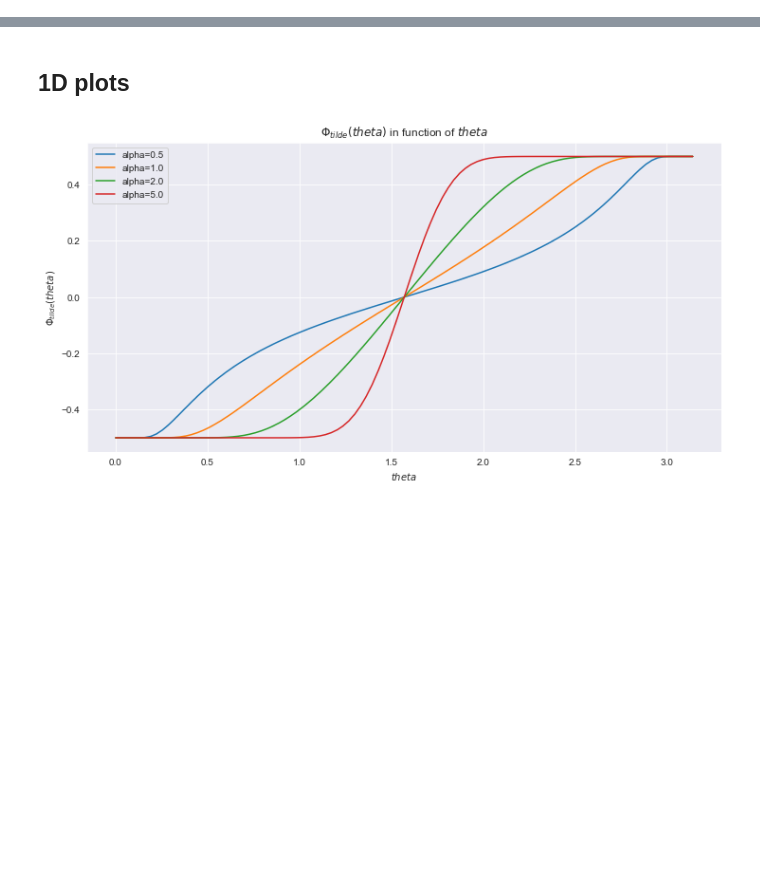
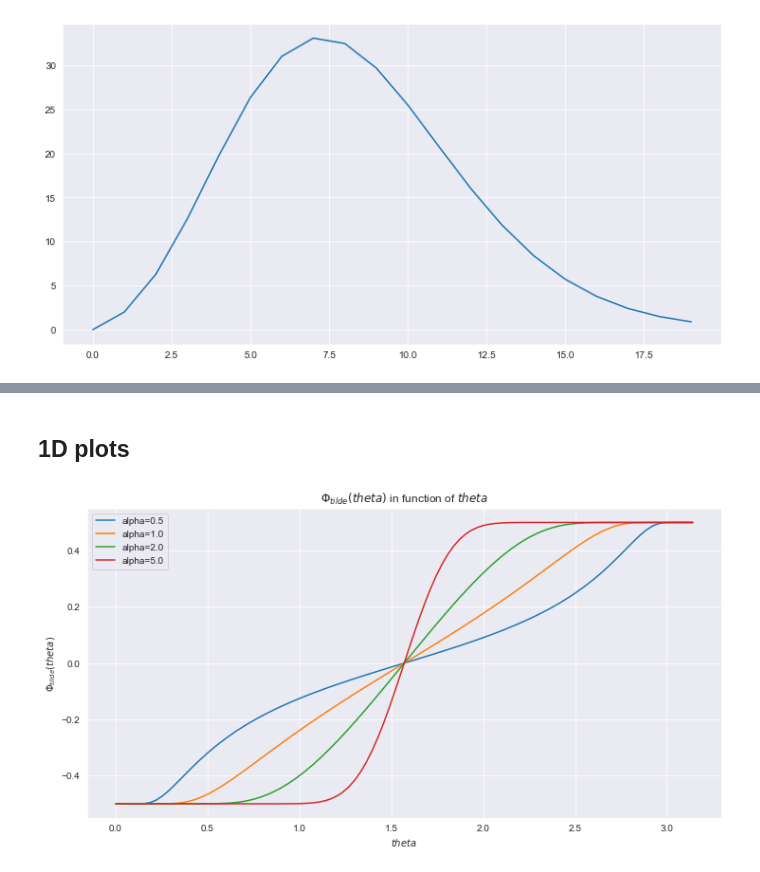
Before and after one commit to karl-hajjar/learning-structure, a Jupyter notebook: learning-structure/notebooks/velocity-theta.ipynb, the cells around one changed output, grey strips where cells are left out. Drawn from its saved outputs; the diff is of its cells as text; code cells hidden in the pictures; blank space fills up the shorter version.

```diff
--- a/learning-structure/notebooks/velocity-theta.ipynb
+++ b/learning-structure/notebooks/velocity-theta.ipynb
@@ -258,23 +70,0 @@ Took 17.867 minutes
-# %%
-start = 1e-3
-stop = np.pi/2 - 1e-3
-num = 50
-K = 5
-ks = np.arange(0, 2*K+1, step=2)
-
-thetas = np.linspace(start=start, stop=stop, endpoint=True, num=num)
-s = time.time()
-ys = [[lambda_2(k, theta) for theta in thetas] for k in ks]
-e = time.time()
-print('Took {:.3f} minutes'.format((e - s) / 60))
-
-figsize = (12, 6)
-plt.figure(figsize=figsize)
-for k in ks:
-    plt.plot(thetas, ys[k], label='k={:,}'.format(k))
-
-plt.title('$\lambda_k(\\theta)$ in function of $\\theta$')
-plt.xlabel('$\\theta$')
-plt.ylabel('$\lambda_k(\\theta)$')
-plt.legend()
-plt.show()
@@ -312,0 +147,9 @@ def odd_q_tilde(alpha, theta, mean=0, scale=1, sign=True, d_H=1):
+# %%
+figsize = (12, 6)
+dims = np.arange(20)
+areas = [2 * np.pi ** ((dim)/2) / s.gamma((dim)/2) for dim in dims]
+plt.figure(figsize=figsize)
+plt.plot(dims, areas)
+plt.show()
+# %% [output]
+[figure, added]
```
Also changed, not shown: parts of 113 cells of this notebook, 7 other files.
